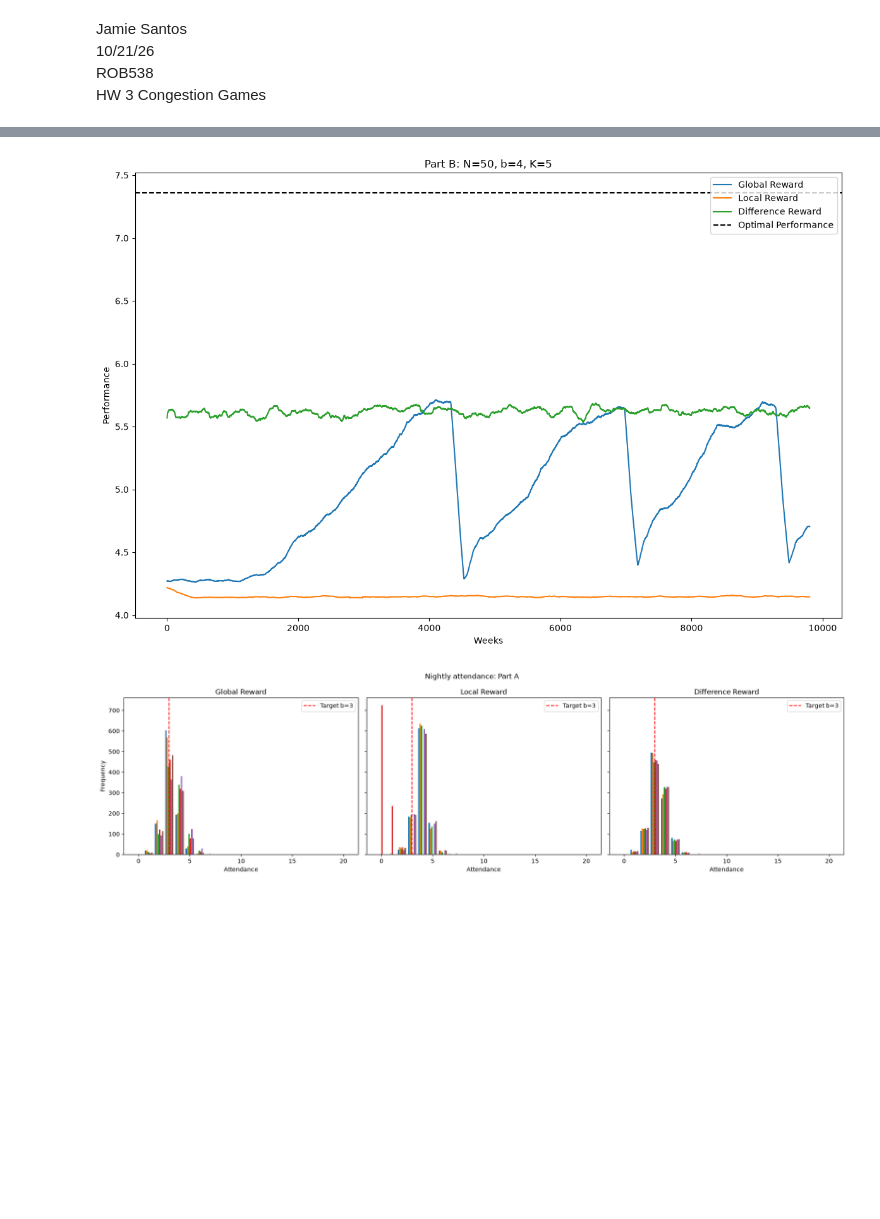
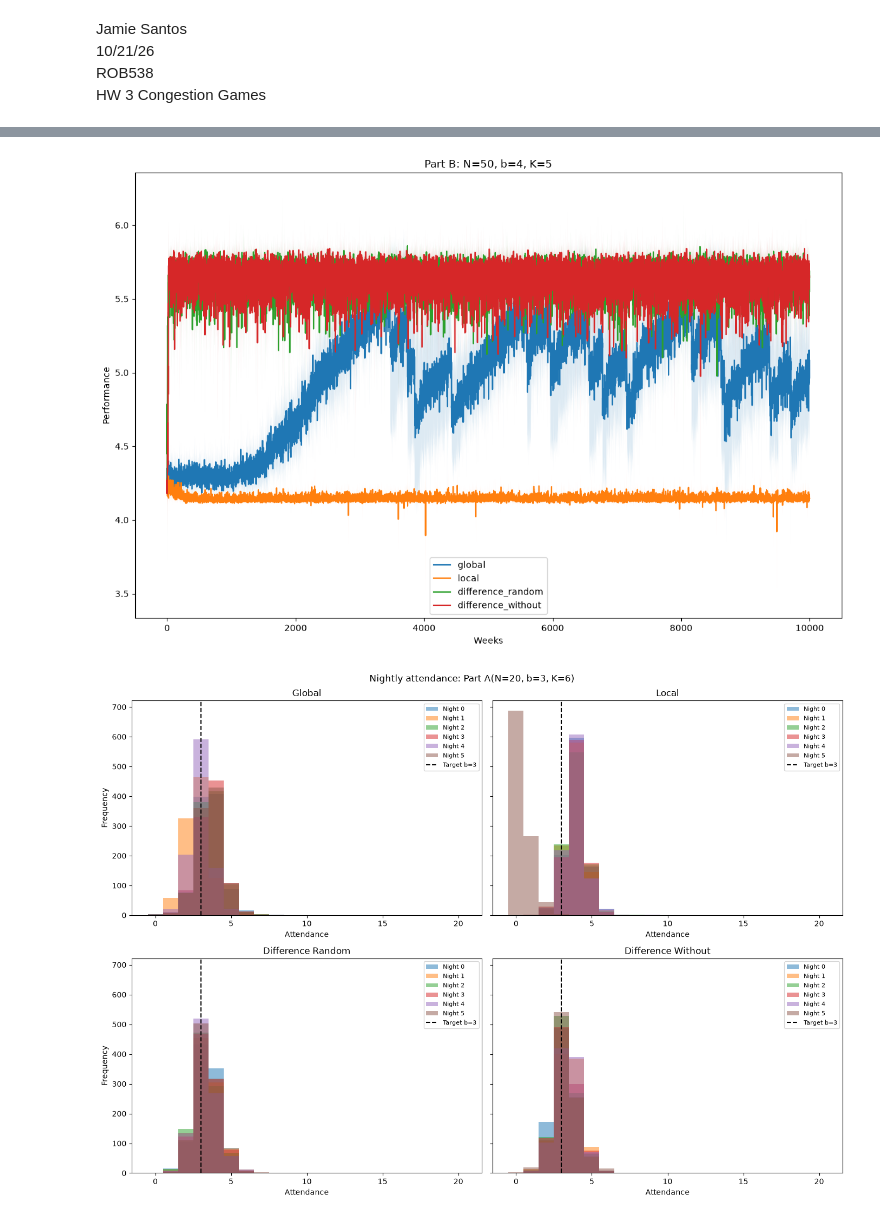
Before and after one commit to jamiesantos/ROB538, a Jupyter notebook: ROB538_HW3_Santos.ipynb, the cells around one changed output, grey strips where cells are left out. Drawn from its saved outputs; the diff is of its cells as text; code cells hidden in the pictures; blank space fills up the shorter version.

```diff
--- a/ROB538_HW3_Santos.ipynb
+++ b/ROB538_HW3_Santos.ipynb
@@ -68,9 +81,14 @@ def simulate(N, K, b, reward_type, num_weeks=10000, epsilon=0.1, alpha=0.1):
                 rewards = global_reward(actions, x, b)
             case 'local':
                 rewards = local_reward(actions, x, b)
-            case 'difference':
-                cf_nights = np.random.randint(0, K, size=N) # random counterfactual night
-                rewards = difference_reward(actions, x, b, cf_nights)
+            case 'difference_random':
+                cf_nights = np.array([
+                    np.random.choice(np.delete(np.arange(K), action))
+                    for action in actions
+                ])
+                rewards = difference_reward_random(actions, x, b, cf_nights)
+            case 'difference_without':
+                rewards = difference_reward_without(actions, x, b)
             case _:
                 raise ValueError("Pick a real reward!")
 
@@ -87,20 +105,30 @@ def simulate(N, K, b, reward_type, num_weeks=10000, epsilon=0.1, alpha=0.1):
 # Perform the simulations
 params = [{"N": 20, "b": 3, "K": 6},{"N": 50, "b": 4, "K": 5},]
 results = {}
+num_seeds = 4
+reward_types = ['global', 'local', 'difference_random', 'difference_without']
 for part, param_set in enumerate(params, start=65):
-    for reward_type in ['global', 'local', 'difference']:
-        performance, record = simulate(**param_set, reward_type=reward_type)
-        results[(part, reward_type)] = (performance, record)
+    for reward_type in reward_types:
+        seed_results = []
+        for seed in range(num_seeds):
+            print("Running seed " + str(seed) + " for part " + chr(part) + " with reward type " + reward_type)
+            np.random.seed(seed)  # Set seed for reproducibility
+            performance, record = simulate(**param_set, reward_type=reward_type)
+            seed_results.append((performance, record))
+        results[(part, reward_type)] = seed_results
 
 # Plots
 for part, param_set in enumerate(params, start=65):
     plt.figure(figsize=(12, 8))
-    for reward_type in ['global', 'local', 'difference']:
-        performance, _ = results[(part, reward_type)]
-        smoothed_perf = np.convolve(performance, np.ones(200)/200, mode='valid')
-        plt.plot(smoothed_perf, label=f'{reward_type.capitalize()} Reward')
+    for reward_type in reward_types:
+        runs = results[(part, reward_type)]
+        performances = np.array([performance for performance, _ in runs])
+        smoothed_perf = np.array([np.convolve(performance, np.ones(1)/1, mode='valid') for performance in performances])
+        mean_perf = smoothed_perf.mean(axis=0)
+        std_perf = smoothed_perf.std(axis=0)
+        plt.plot(mean_perf, label=f'{reward_type}')
+        plt.fill_between(range(len(mean_perf)), mean_perf - std_perf, mean_perf + std_perf, alpha=0.15)
 
-    plt.axhline(param_set["K"] * param_set["b"] / np.e, color="black", linestyle="--", label="Optimal Performance")
     plt.xlabel("Weeks")
     plt.ylabel("Performance")
     plt.title(f"Part {chr(part)}: N={param_set['N']}, b={param_set['b']}, K={param_set['K']}")
@@ -110,20 +138,26 @@ for part, param_set in enumerate(params, start=65):
 
 # Histograms
 for part, param_set in enumerate(params, start=65):
-    fig, axes = plt.subplots(1, 3, figsize=(18, 5), sharey=True)
+    fig, axes = plt.subplots(2,2, figsize=(14, 10), sharey=True)
+    axes = axes.flatten()
 
-    for ax, reward_type in zip(axes, ['global', 'local', 'difference']):
-        attendance = results[(part, reward_type)][1]
-
+    for ax, reward_type in zip(axes, ['global', 'local', 'difference_random', 'difference_without']):
+        attendance = results[(part, reward_type)][0][1]
         final_weeks = attendance[int(0.9 * len(attendance)):]  # Last 10% of weeks
-        ax.hist(final_weeks, bins=np.arange(-0.5, param_set["N"] + 1.5, 1))
-        ax.axvline(param_set["b"], color="red", linestyle="--", label=f"Target b={param_set['b']}")
-        ax.set_title(f"{reward_type.capitalize()} Reward")
+        for night in range(param_set["K"]):
+            ax.hist(final_weeks[:, night],
+                    bins=np.arange(-0.5, param_set["N"] + 1.5, 1),
+                    alpha=0.5,
+                    label=f"Night {night}")
+        ax.axvline(param_set["b"], color="black", linestyle="--", label=f"Target b={param_set['b']}")
+        ax.set_title(reward_type.replace('_', ' ').title())
         ax.set_xlabel("Attendance")
-        ax.legend()
+        ax.legend(fontsize=8)
 
     axes[0].set_ylabel("Frequency")
-    fig.suptitle(f"Nightly attendance: Part {chr(part)}")
+    axes[2].set_ylabel("Frequency")
+    fig.suptitle(f"Nightly attendance: Part {chr(part)}"
+                 f"(N={param_set['N']}, b={param_set['b']}, K={param_set['K']})")
     plt.tight_layout()
     plt.show()
 # %% [output]
@@ -131,2 +182,2 @@ for part, param_set in enumerate(params, start=65):
-[figure, old version]
+[figure, new version]
-[figure, old version]
+[figure, new version]
```
Also changed, not shown: parts of 3 cells of this notebook.
